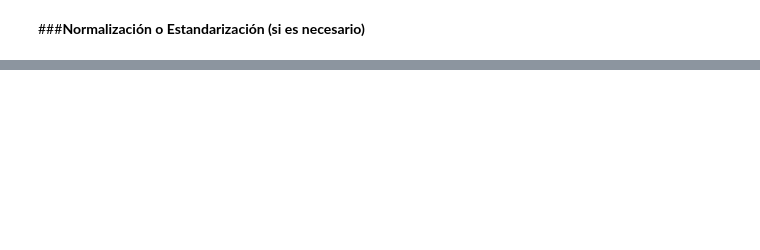
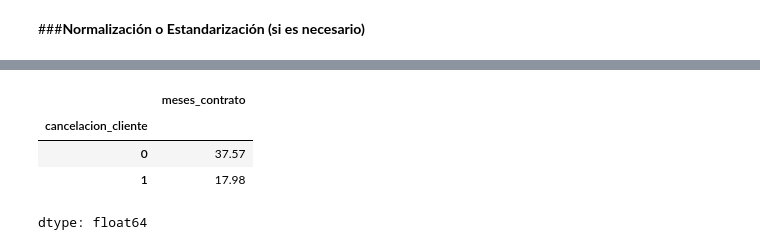
Before and after one commit to SebaDiezV/Challenge_TelecomX_Parte2_AluraLatam, a Jupyter notebook: TelecomX_Parte_2.ipynb, the cells around one changed output, grey strips where cells are left out. Saved outputs shown, nothing was run; the diff lists cells and outputs as text; code cells hidden in the pictures; blank space fills up the shorter version.

```diff
--- a/TelecomX_Parte_2.ipynb
+++ b/TelecomX_Parte_2.ipynb
@@ -218,0 +322,8 @@ pd.DataFrame(X_res_norm)
+# %%
+datos.groupby('cancelacion_cliente')['meses_contrato'].mean().round(2)
+# %% [output]
+|  | meses_contrato |
+| cancelacion_cliente |  |
+| 0 | 37.57 |
+| 1 | 17.98 |
+dtype: float64
```
Also changed, not shown: parts of 24 cells of this notebook.
